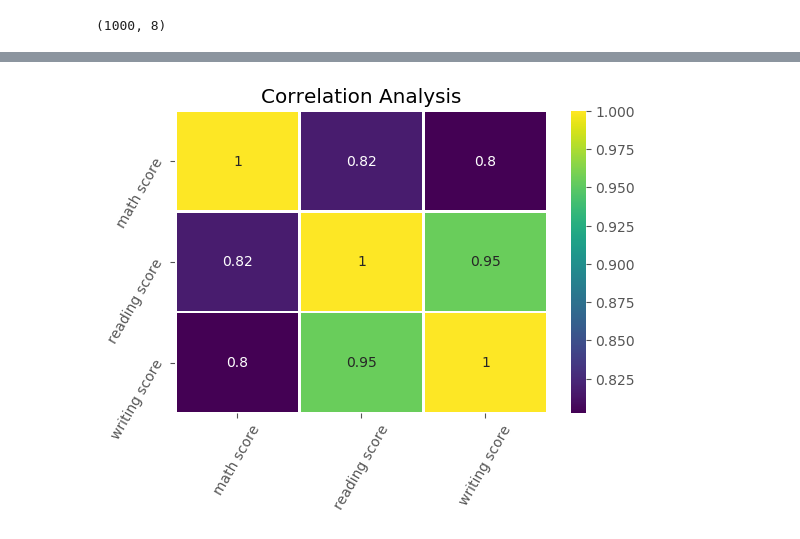
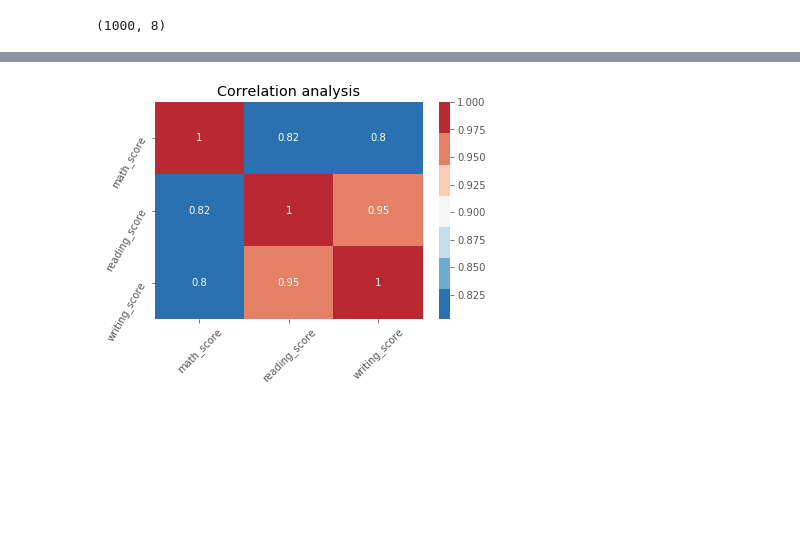
Before and after one commit to kjzhong/msa-analytics-ai, a Jupyter notebook: notebook.ipynb, the cells around one changed output, grey strips where cells are left out. Cells and saved outputs as stored; diff of their text form; code cells hidden in the pictures; blank space fills up the shorter version.

```diff
--- a/notebook.ipynb
+++ b/notebook.ipynb
@@ -97,2 +95,0 @@ Name: math score, Length: 81, dtype: int64
-# %%
-df = df[df['math_score'] != 0]
@@ -132,9 +96,12 @@ df.describe()
 # %%
-plt.figure(dpi=100)
-plt.title('Correlation Analysis')
-sns.heatmap(df.corr(),annot=True,lw=1,linecolor='white',cmap='viridis')
-plt.xticks(rotation=60)
+# All grades are highly correlated, with a particularly high correlation between writing and reading scores
+
+cmap = sns.color_palette("RdBu_r", 7)
+plt.figure()
+plt.title('Correlation analysis')
+sns.heatmap(df.corr(), cmap = cmap, annot = True)
+plt.xticks(rotation = 45)
 plt.yticks(rotation = 60)
 plt.show()
 # %% [output]
-[figure, old version]
+[figure, new version]
```
Also changed, not shown: parts of 18 cells of this notebook.
